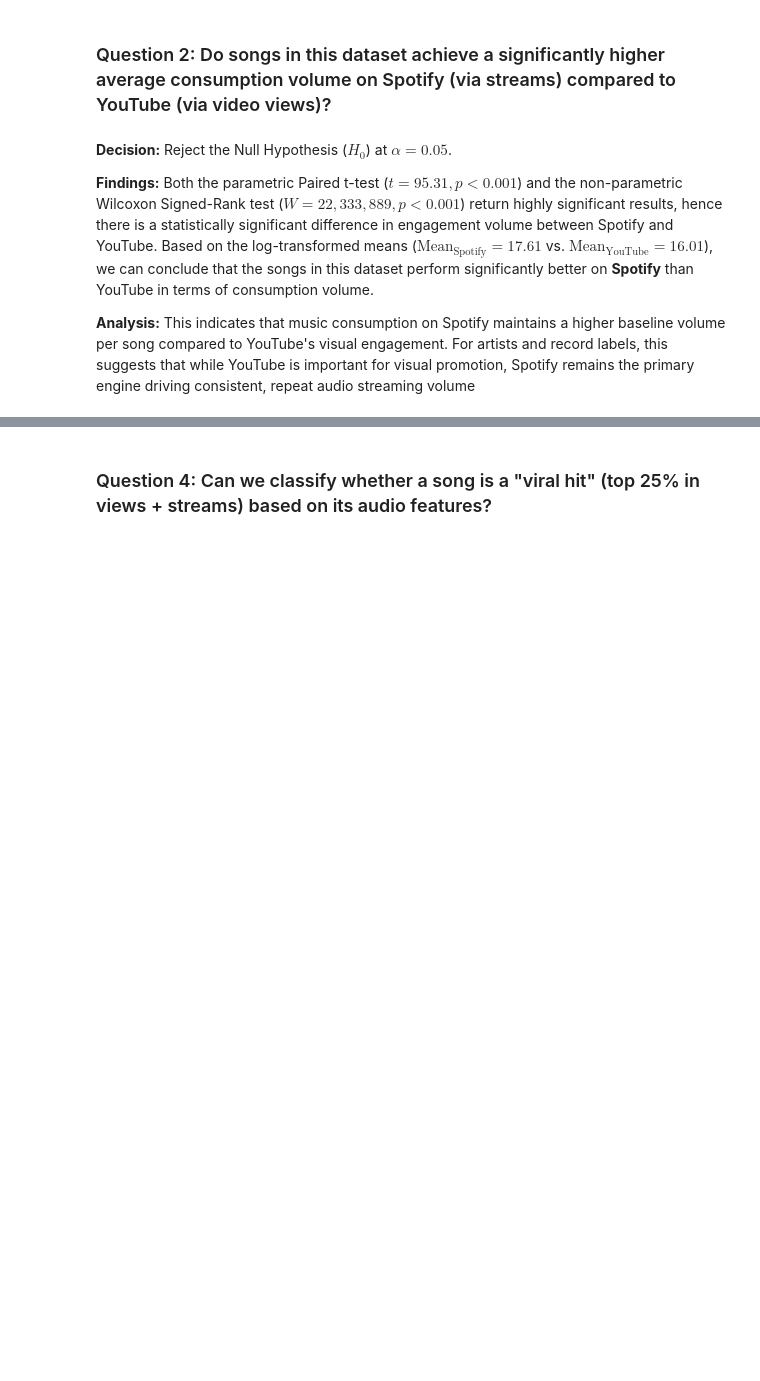
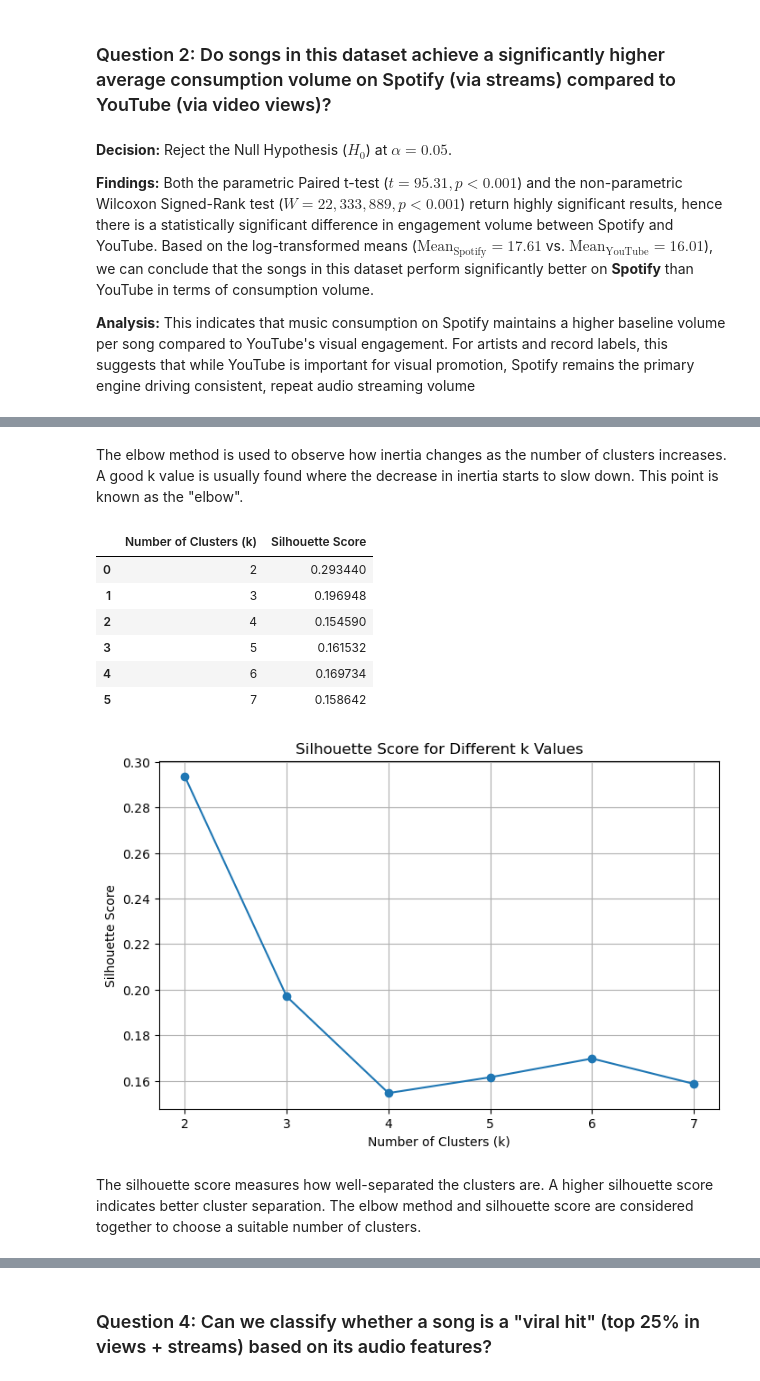
Before and after one commit to chanjyi/Spotify-vs-Youtube, a Jupyter notebook: TT6L_G5_Notebook.ipynb, the cells around one changed output, grey strips where cells are left out. Drawn from its saved outputs; the diff is of its cells as text; code cells hidden in the pictures; blank space fills up the shorter version.

```diff
--- a/TT6L_G5_Notebook.ipynb
+++ b/TT6L_G5_Notebook.ipynb
@@ -1402,0 +1560,40 @@ Key findings from the top rules:
+# %% [markdown]
+The elbow method is used to observe how inertia changes as the number of clusters increases. A good k value is usually found where the decrease in inertia starts to slow down. This point is known as the "elbow".
+# %%
+# Calculate silhouette scores for different k values
+silhouette_scores = []
+
+for k in k_range:
+    kmeans = KMeans(n_clusters=k, random_state=42, n_init=10)
+    cluster_labels = kmeans.fit_predict(X_cluster_scaled)
+    score = silhouette_score(X_cluster_scaled, cluster_labels)
+    silhouette_scores.append(score)
+
+# Display silhouette scores
+silhouette_df = pd.DataFrame({
+    'Number of Clusters (k)': list(k_range),
+    'Silhouette Score': silhouette_scores
+})
+
+display(silhouette_df)
+
+# Plot silhouette scores
+plt.figure(figsize=(8, 5))
+plt.plot(list(k_range), silhouette_scores, marker='o')
+plt.title('Silhouette Score for Different k Values')
+plt.xlabel('Number of Clusters (k)')
+plt.ylabel('Silhouette Score')
+plt.xticks(list(k_range))
+plt.grid(True)
+plt.show()
+# %% [output]
+|  | Number of Clusters (k) | Silhouette Score |
+| 0 | 2 | 0.293440 |
+| 1 | 3 | 0.196948 |
+| 2 | 4 | 0.154590 |
+| 3 | 5 | 0.161532 |
+| 4 | 6 | 0.169734 |
+| 5 | 7 | 0.158642 |
+[figure, added]
+# %% [markdown]
+The silhouette score measures how well-separated the clusters are. A higher silhouette score indicates better cluster separation. The elbow method and silhouette score are considered together to choose a suitable number of clusters.
```
Also changed, not shown: parts of 24 cells of this notebook.
